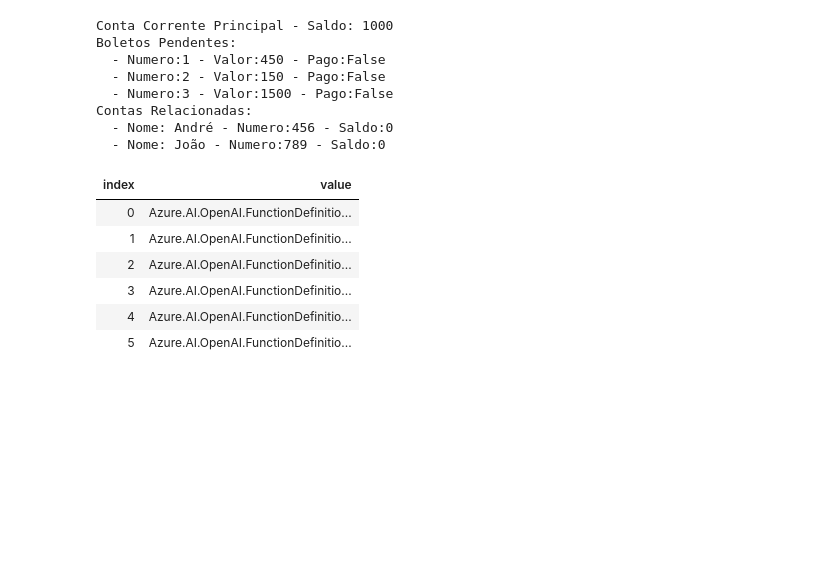
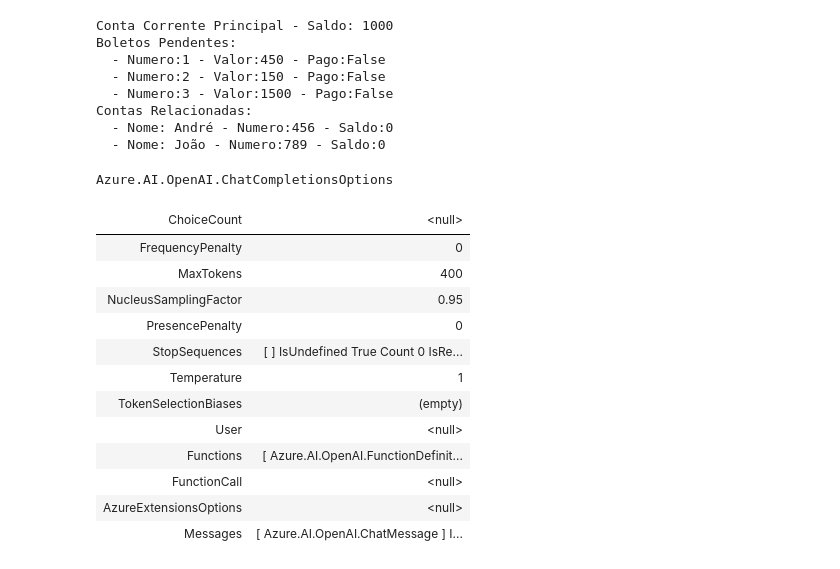
Before and after one commit to andreracz/TDCBusinessOpenAIFunctionCalling, a Jupyter notebook: 04-Function - Chamando Funcoes.ipynb, the cells around one changed output. Cells and saved outputs as stored; diff of their text form; code cells hidden in the pictures; blank space fills up the shorter version.

```diff
--- a/04-Function - Chamando Funcoes.ipynb
+++ b/04-Function - Chamando Funcoes.ipynb
@@ -71,16 +71,23 @@ Contas Relacionadas:
 # %%
 var funDef = caller.GetDefinitionsFromObject(bf);
 foreach (var fd in funDef) {
     completionOptions.Functions.Add(fd);
 }
 
-funDef
+completionOptions
 # %% [output]
+Azure.AI.OpenAI.ChatCompletionsOptions
-| index | value |
-| 0 | Azure.AI.OpenAI.FunctionDefinitio... |
-| 1 | Azure.AI.OpenAI.FunctionDefinitio... |
-| 2 | Azure.AI.OpenAI.FunctionDefinitio... |
-| 3 | Azure.AI.OpenAI.FunctionDefinitio... |
-| 4 | Azure.AI.OpenAI.FunctionDefinitio... |
-| 5 | Azure.AI.OpenAI.FunctionDefinitio... |
+| ChoiceCount | <null> |
+| FrequencyPenalty | 0 |
+| MaxTokens | 400 |
+| NucleusSamplingFactor | 0.95 |
+| PresencePenalty | 0 |
+| StopSequences | [ ] IsUndefined True Count 0 IsRe... |
+| Temperature | 1 |
+| TokenSelectionBiases | (empty) |
+| User | <null> |
+| Functions | [ Azure.AI.OpenAI.FunctionDefinit... |
+| FunctionCall | <null> |
+| AzureExtensionsOptions | <null> |
+| Messages | [ Azure.AI.OpenAI.ChatMessage ] I... |
 # %%
```
Also changed, not shown: parts of 4 cells of this notebook, 4 other files.
